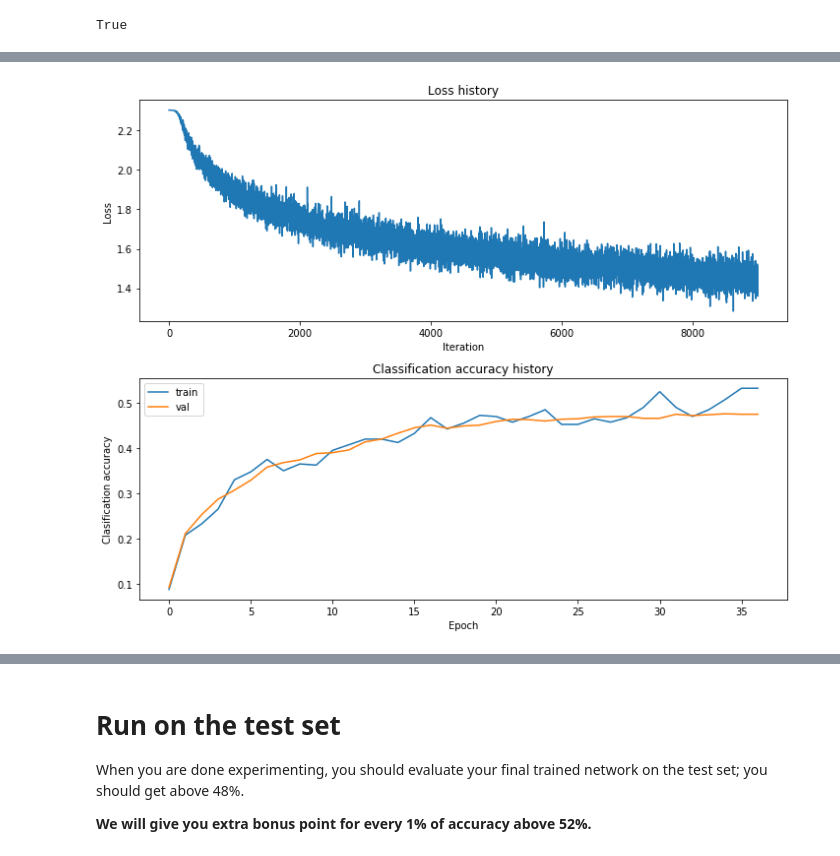
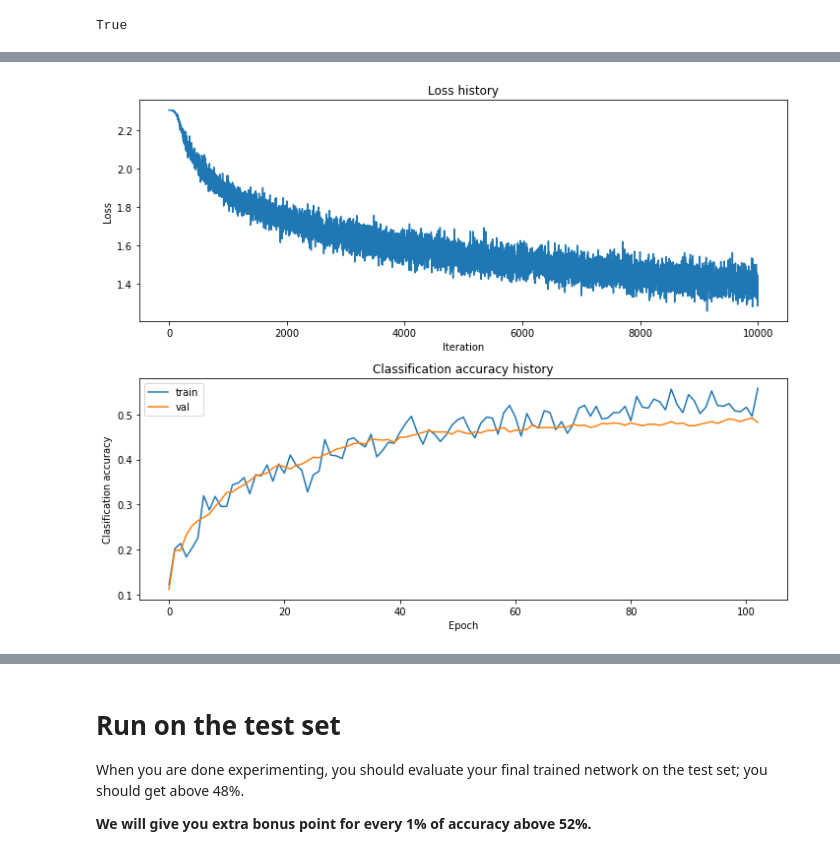
Before and after one commit to liaison/cs231n, a Jupyter notebook: spring1617_assignment1/two_layer_net.ipynb, the cells around one changed output, grey strips where cells are left out. Saved outputs shown, nothing was run; the diff lists cells and outputs as text; code cells hidden in the pictures.

```diff
--- a/spring1617_assignment1/two_layer_net.ipynb
+++ b/spring1617_assignment1/two_layer_net.ipynb
@@ -325,13 +325,16 @@ TRAIN_CONFIG = {
     'num_classes' : 10,
 
     # hyperparameters
-    'hidden_size' : 120,
+    'hidden_size' : 200,
 
-    'num_iters' : 9000,
-    'batch_size' : 400,
+    'num_iters' : 10000,
+    'batch_size' : 500,
 
     'learning_rate' : 2e-4,
     'learning_rate_decay' : 0.95,
+    'loss_reduce_delta' :  1e-7,        # measure for the counter of learning_rate_decay
+    'learning_rate_decay_patience' : 6, # threshold to decay the learning rate
+
     'reg' : 0.25,   # regularization strength
 }
 
@@ -357,7 +360,8 @@ def trial_run(config, X_train, y_train, X_val, y_val):
                 batch_size = config['batch_size'],
                 learning_rate = config['learning_rate'],
                 learning_rate_decay = config['learning_rate_decay'],
-                loss_reduce_delta = 1e-7, learning_rate_decay_patience = 6,
+                loss_reduce_delta = config['loss_reduce_delta'],
+                learning_rate_decay_patience = config['learning_rate_decay_patience'],
                 reg = config['reg'],
                 verbose = True)
 
@@ -397,4 +401,4 @@ train_loss:1.464388, train_acc:0.532500, val_acc:0.475000
-[figure, old version]
+[figure, new version]
 # %%
 # visualize the weights of the best network
 show_net_weights(best_net)
```
Also changed, not shown: parts of 3 cells of this notebook.
